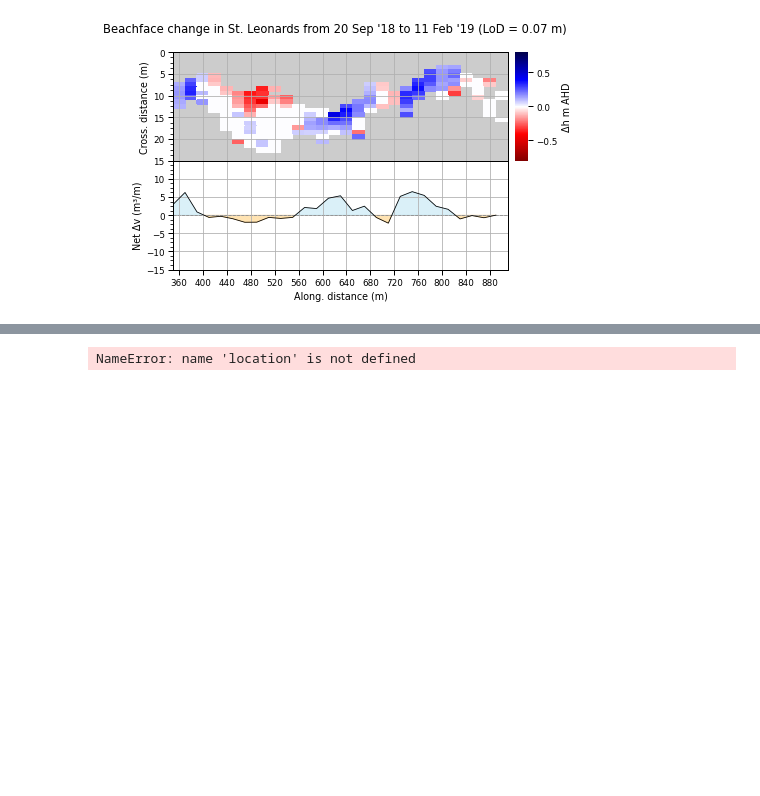
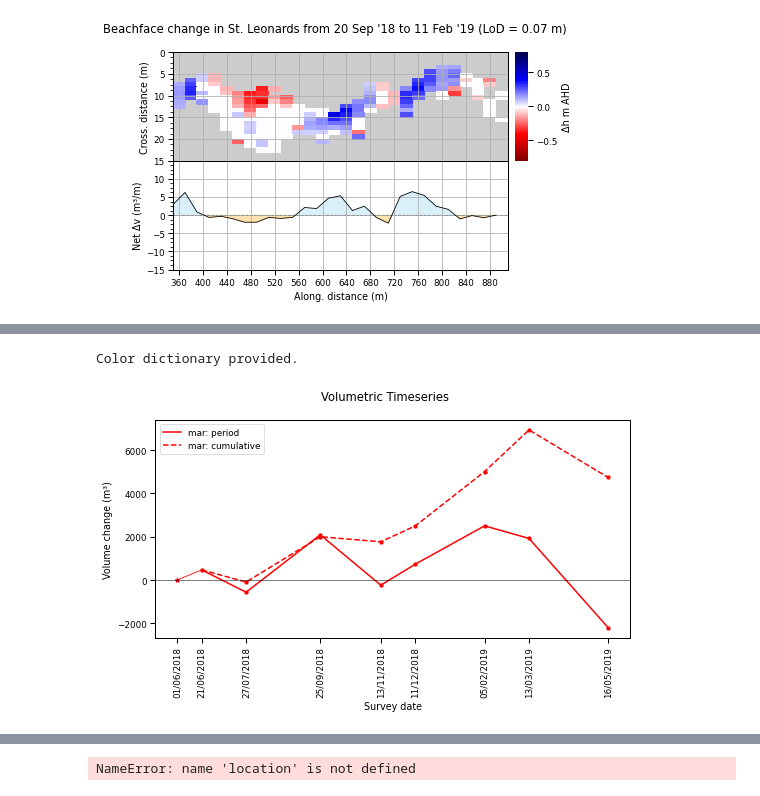
Before and after one commit to npucino/sandpyper, a Jupyter notebook: examples/Example_1_Profile_extraction-CLASS.ipynb, the cells around one changed output, grey strips where cells are left out. Cells and saved outputs as stored; diff of their text form; code cells hidden in the pictures; blank space fills up the shorter version.

```diff
--- a/examples/Example_1_Profile_extraction-CLASS.ipynb
+++ b/examples/Example_1_Profile_extraction-CLASS.ipynb
@@ -138,3 +174,8 @@ Statistics are computed based on the following classes only: sand
+# %%
+D.plot_single_loc(['mar'], colors_dict=colors_dict)
+# %% [output]
+Color dictionary provided.
+[figure, added]
 # %%
 D.plot_single_loc(['mar'], colors_dict=colors_dict)
 # %% [output]
```
Also changed, not shown: parts of 6 cells of this notebook, 2 other files.
